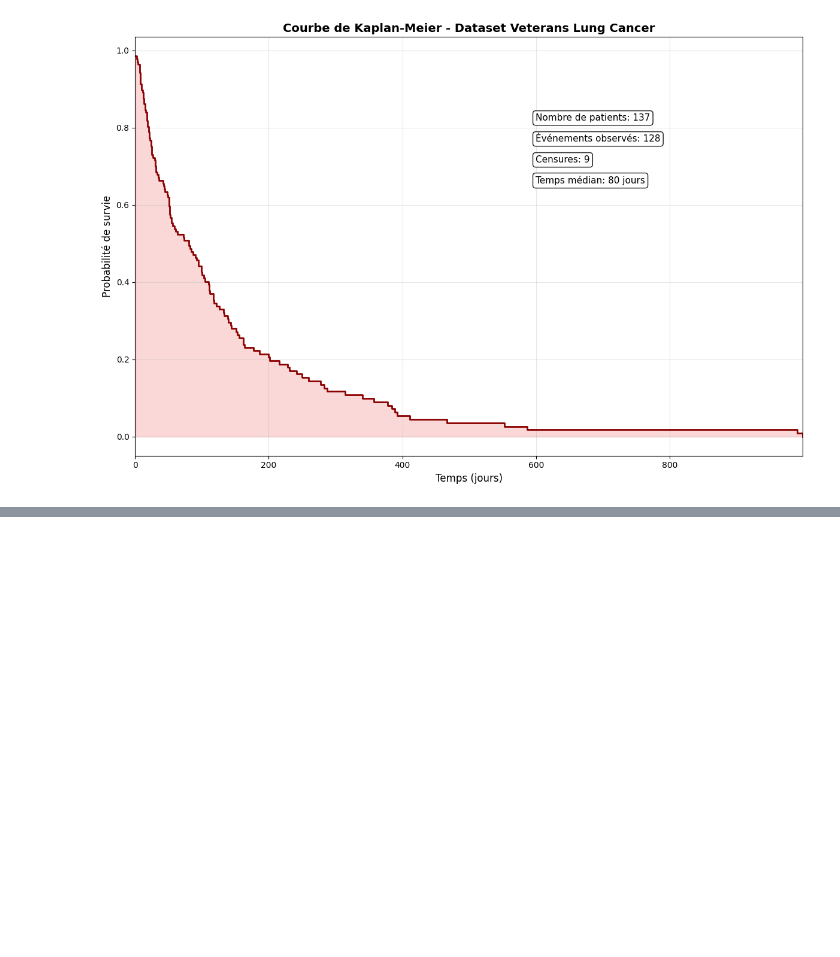
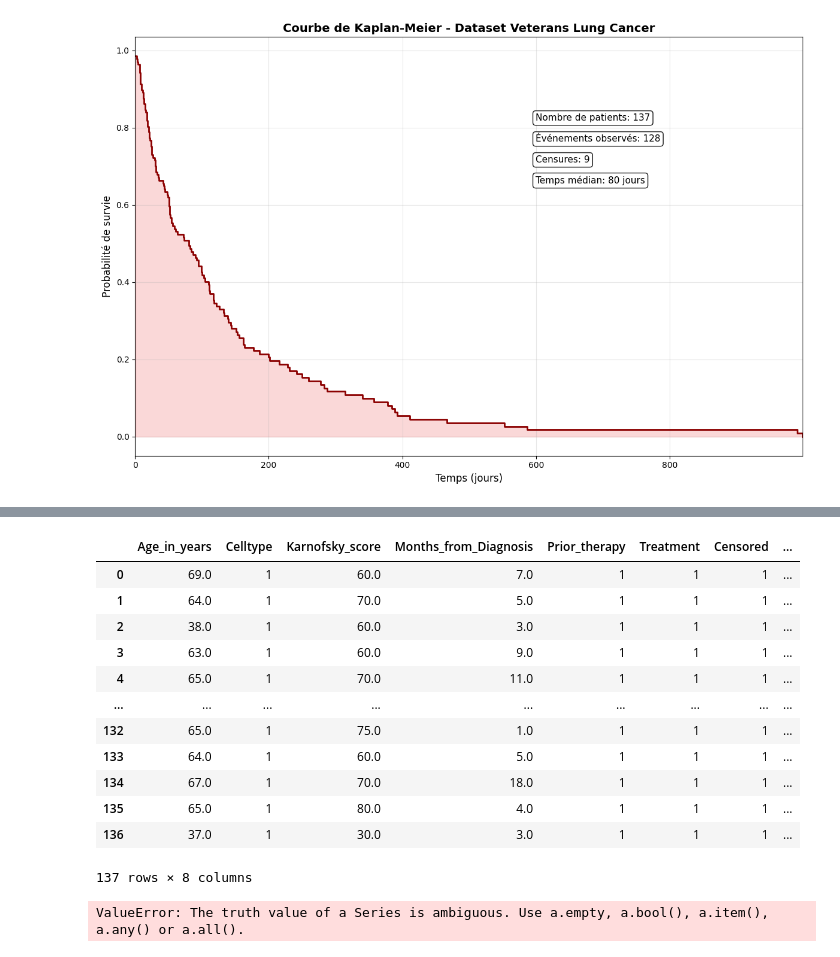
Before and after one commit to thomaspogu/Survival-analysis---Projet-ORRA, a Jupyter notebook: k_m_estimator_skicit.ipynb, the cells around one changed output, grey strips where cells are left out. Drawn from its saved outputs; the diff is of its cells as text; code cells hidden in the pictures; blank space fills up the shorter version.

```diff
--- a/k_m_estimator_skicit.ipynb
+++ b/k_m_estimator_skicit.ipynb
@@ -87,3 +87,7 @@ plt.tight_layout()
 plt.show()
 # %% [output]
 [figure]
+# %%
+X['Celltype'] = X['Celltype'].astype(bool).astype(int)
+X['Treatment'] = X['Treatment'].astype(bool).astype(int)
+X['Prior_therapy'] = X['Prior_therapy'].astype(bool).astype(int)
@@ -89,0 +110,3 @@ plt.show()
+# %%
+y_df=pd.DataFrame(y)
+X['duration']=y_df['Survival_in_days']
@@ -89,0 +149,26 @@ plt.show()
+# %%
+X
+# %% [output]
+|  | Age_in_years | Celltype | Karnofsky_score | Months_from_Diagnosis | Prior_therapy | Treatment | Censored | ... |
+| 0 | 69.0 | 1 | 60.0 | 7.0 | 1 | 1 | 1 | ... |
+| 1 | 64.0 | 1 | 70.0 | 5.0 | 1 | 1 | 1 | ... |
+| 2 | 38.0 | 1 | 60.0 | 3.0 | 1 | 1 | 1 | ... |
+| 3 | 63.0 | 1 | 60.0 | 9.0 | 1 | 1 | 1 | ... |
+| 4 | 65.0 | 1 | 70.0 | 11.0 | 1 | 1 | 1 | ... |
+| ... | ... | ... | ... | ... | ... | ... | ... | ... |
+| 132 | 65.0 | 1 | 75.0 | 1.0 | 1 | 1 | 1 | ... |
+| 133 | 64.0 | 1 | 60.0 | 5.0 | 1 | 1 | 1 | ... |
+| 134 | 67.0 | 1 | 70.0 | 18.0 | 1 | 1 | 1 | ... |
+| 135 | 65.0 | 1 | 80.0 | 4.0 | 1 | 1 | 1 | ... |
+| 136 | 37.0 | 1 | 30.0 | 3.0 | 1 | 1 | 1 | ... |
+137 rows × 8 columns
+# %%
+from lifelines import CoxPHFitter
+
+#data_x, data_y = load_veterans_lung_cancer()
+
+cph = CoxPHFitter()
+cph.fit(X,event_col=y_df["Status"].astype(bool))  # ici event_col = censure
+cph.print_summary()
+# %% [output]
+ValueError: The truth value of a Series is ambiguous. Use a.empty, a.bool(), a.item(), a.any() or a.all().
```
Also changed, not shown: parts of 3 cells of this notebook.
